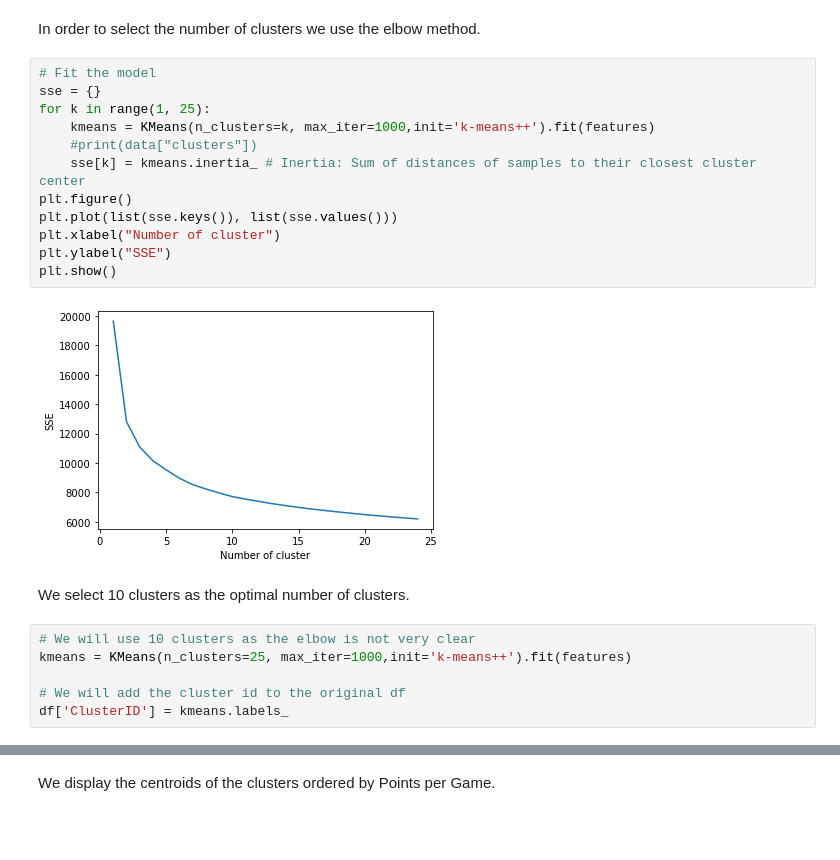
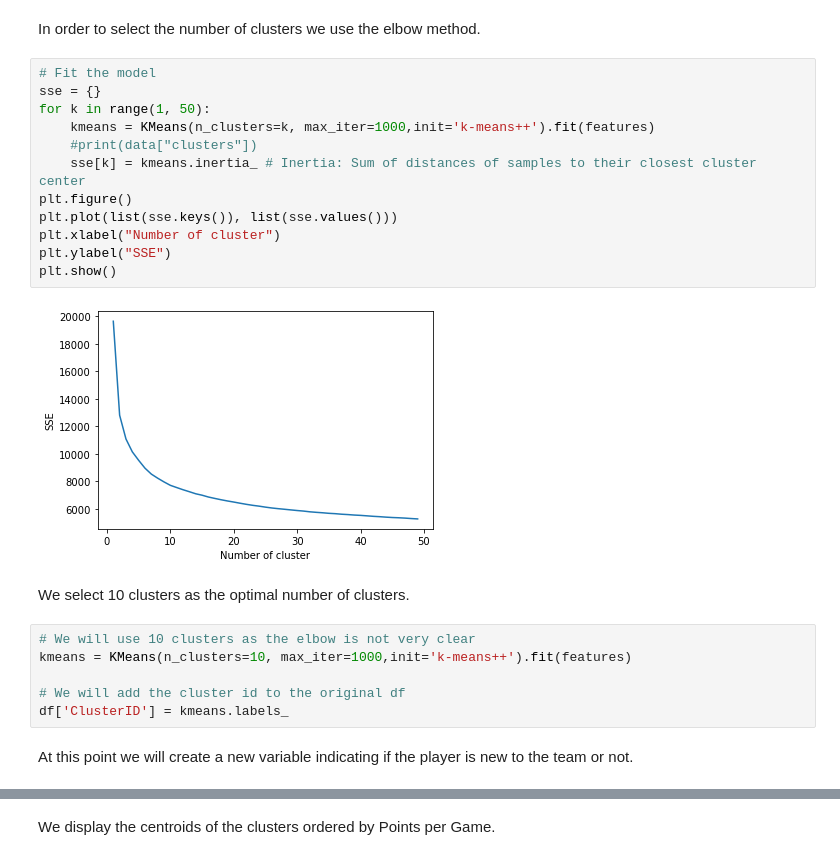
Before and after one commit to drjpeibol/NBA-Data-Project, a Jupyter notebook: NBA_Data_Science_Proyect.ipynb, the cells around one changed output, grey strips where cells are left out. Drawn from its saved outputs; the diff is of its cells as text; blank space fills up the shorter version.

```diff
--- a/NBA_Data_Science_Proyect.ipynb
+++ b/NBA_Data_Science_Proyect.ipynb
@@ -331,22 +331,24 @@ In order to select the number of clusters we use the elbow method.
 # %%
 # Fit the model
 sse = {}
-for k in range(1, 25):
+for k in range(1, 50):
     kmeans = KMeans(n_clusters=k, max_iter=1000,init='k-means++').fit(features)
     #print(data["clusters"])
     sse[k] = kmeans.inertia_ # Inertia: Sum of distances of samples to their closest cluster center
 plt.figure()
 plt.plot(list(sse.keys()), list(sse.values()))
 plt.xlabel("Number of cluster")
 plt.ylabel("SSE")
 plt.show()
 # %% [output]
-[figure, old version]
+[figure, new version]
 # %% [markdown]
 We select 10 clusters as the optimal number of clusters.
 # %%
 # We will use 10 clusters as the elbow is not very clear
-kmeans = KMeans(n_clusters=25, max_iter=1000,init='k-means++').fit(features)
+kmeans = KMeans(n_clusters=10, max_iter=1000,init='k-means++').fit(features)
 
 # We will add the cluster id to the original df
 df['ClusterID'] = kmeans.labels_
+# %% [markdown]
+At this point we will create a new variable indicating if the player is new to the team or not.
```
Also changed, not shown: parts of 13 cells of this notebook.
